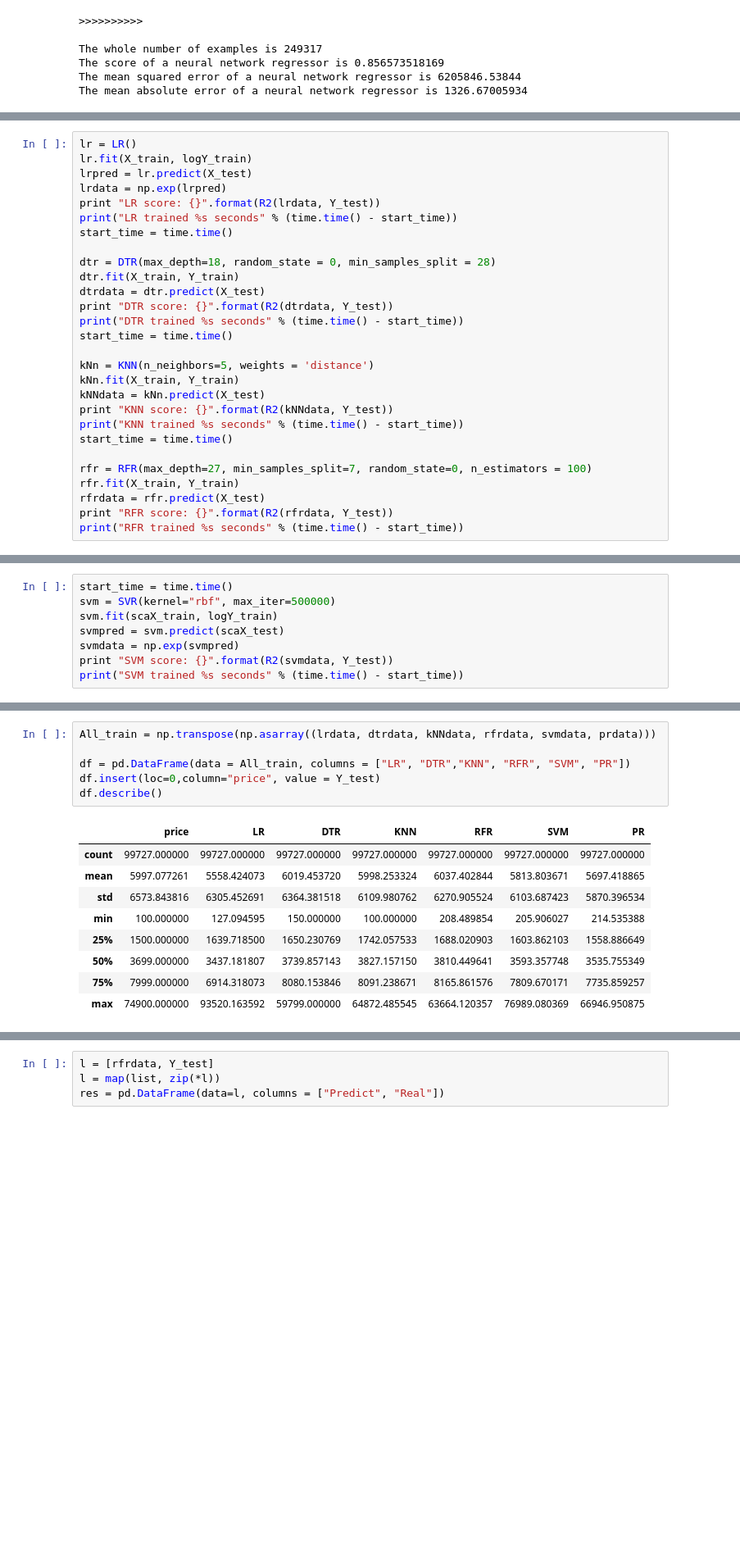
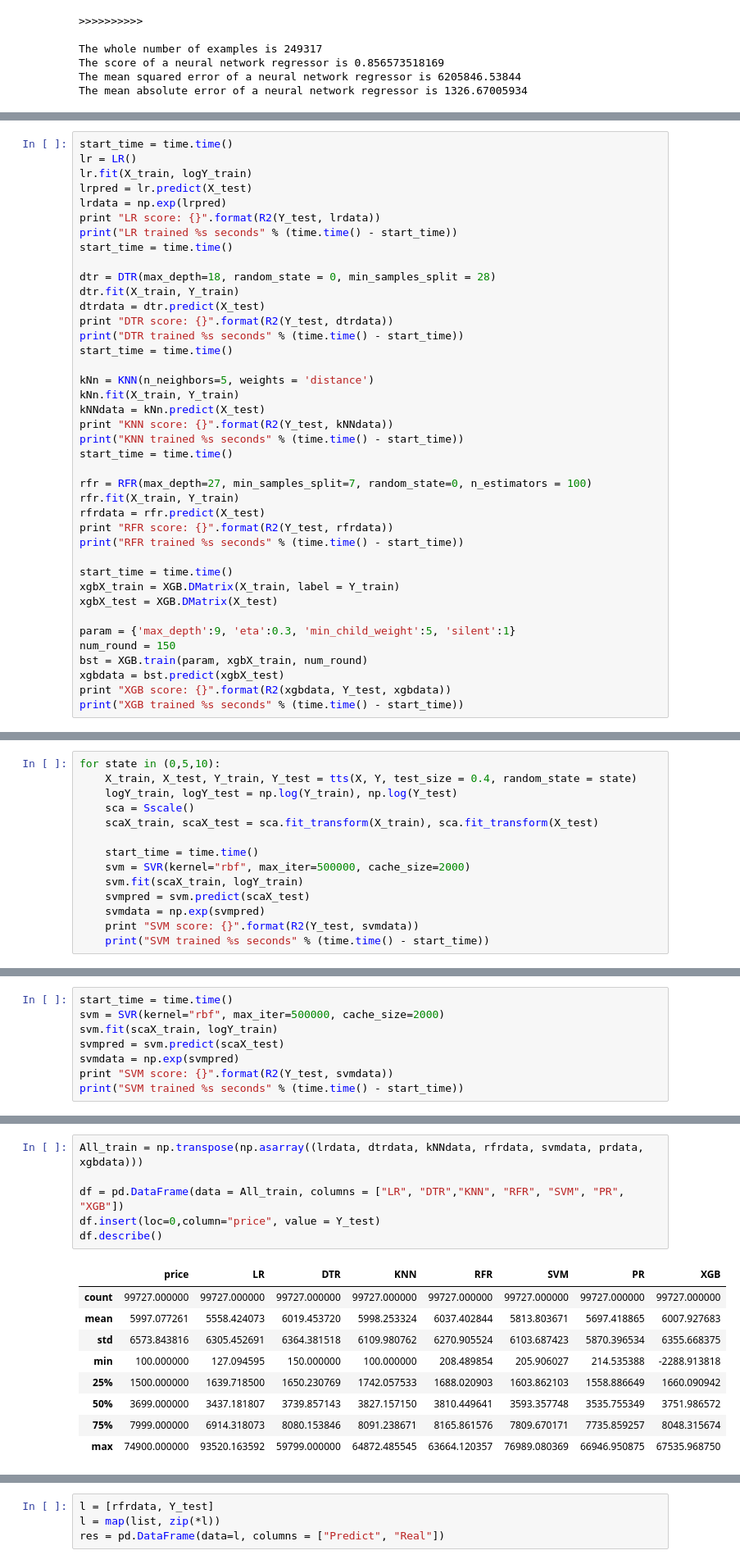
Before and after one commit to wangtjwork/car_evaluation_model, a Jupyter notebook: Regressor.ipynb, the cells around one changed output, grey strips where cells are left out. Shown: that part at 82% size. Saved outputs shown, nothing was run; the diff lists cells and outputs as text; blank space fills up the shorter version.

```diff
--- a/Regressor.ipynb
+++ b/Regressor.ipynb
@@ -617,31 +667,43 @@ logY_train, logY_test = np.log(Y_train), np.log(Y_test)
 sca = Sscale()
 scaX_train, scaX_test = sca.fit_transform(X_train), sca.fit_transform(X_test)
 # %%
+start_time = time.time()
 lr = LR()
 lr.fit(X_train, logY_train)
 lrpred = lr.predict(X_test)
 lrdata = np.exp(lrpred)
-print "LR score: {}".format(R2(lrdata, Y_test))
+print "LR score: {}".format(R2(Y_test, lrdata))
 print("LR trained %s seconds" % (time.time() - start_time))
 start_time = time.time()
 
 dtr = DTR(max_depth=18, random_state = 0, min_samples_split = 28)
 dtr.fit(X_train, Y_train)
 dtrdata = dtr.predict(X_test)
-print "DTR score: {}".format(R2(dtrdata, Y_test))
+print "DTR score: {}".format(R2(Y_test, dtrdata))
 print("DTR trained %s seconds" % (time.time() - start_time))
 start_time = time.time()
 
 kNn = KNN(n_neighbors=5, weights = 'distance')
 kNn.fit(X_train, Y_train)
 kNNdata = kNn.predict(X_test)
-print "KNN score: {}".format(R2(kNNdata, Y_test))
+print "KNN score: {}".format(R2(Y_test, kNNdata))
 print("KNN trained %s seconds" % (time.time() - start_time))
 start_time = time.time()
 
 rfr = RFR(max_depth=27, min_samples_split=7, random_state=0, n_estimators = 100)
 rfr.fit(X_train, Y_train)
 rfrdata = rfr.predict(X_test)
-print "RFR score: {}".format(R2(rfrdata, Y_test))
+print "RFR score: {}".format(R2(Y_test, rfrdata))
 print("RFR trained %s seconds" % (time.time() - start_time))
+
+start_time = time.time()
+xgbX_train = XGB.DMatrix(X_train, label = Y_train)
+xgbX_test = XGB.DMatrix(X_test)
+
+param = {'max_depth':9, 'eta':0.3, 'min_child_weight':5, 'silent':1}
+num_round = 150
+bst = XGB.train(param, xgbX_train, num_round)
+xgbdata = bst.predict(xgbX_test)
+print "XGB score: {}".format(R2(xgbdata, Y_test, xgbdata))
+print("XGB trained %s seconds" % (time.time() - start_time))
 # %% [output]
@@ -655,0 +720,14 @@ RFR trained 69.5172979832 seconds
+# %%
+for state in (0,5,10):
+    X_train, X_test, Y_train, Y_test = tts(X, Y, test_size = 0.4, random_state = state)
+    logY_train, logY_test = np.log(Y_train), np.log(Y_test)
+    sca = Sscale()
+    scaX_train, scaX_test = sca.fit_transform(X_train), sca.fit_transform(X_test)
+
+    start_time = time.time()
+    svm = SVR(kernel="rbf", max_iter=500000, cache_size=2000)
+    svm.fit(scaX_train, logY_train)
+    svmpred = svm.predict(scaX_test)
+    svmdata = np.exp(svmpred)
+    print "SVM score: {}".format(R2(Y_test, svmdata))
+    print("SVM trained %s seconds" % (time.time() - start_time))
@@ -656,9 +756,9 @@ RFR trained 69.5172979832 seconds
 # %%
 start_time = time.time()
-svm = SVR(kernel="rbf", max_iter=500000)
+svm = SVR(kernel="rbf", max_iter=500000, cache_size=2000)
 svm.fit(scaX_train, logY_train)
 svmpred = svm.predict(scaX_test)
 svmdata = np.exp(svmpred)
-print "SVM score: {}".format(R2(svmdata, Y_test))
+print "SVM score: {}".format(R2(Y_test, svmdata))
 print("SVM trained %s seconds" % (time.time() - start_time))
 # %% [output]
@@ -680,19 +767,19 @@ NN trained 67.1343359947 seconds
 # %%
-All_train = np.transpose(np.asarray((lrdata, dtrdata, kNNdata, rfrdata, svmdata, prdata)))
+All_train = np.transpose(np.asarray((lrdata, dtrdata, kNNdata, rfrdata, svmdata, prdata, xgbdata)))
 
-df = pd.DataFrame(data = All_train, columns = ["LR", "DTR","KNN", "RFR", "SVM", "PR"])
+df = pd.DataFrame(data = All_train, columns = ["LR", "DTR","KNN", "RFR", "SVM", "PR", "XGB"])
 df.insert(loc=0,column="price", value = Y_test)
 df.describe()
 # %% [output]
-|  | price | LR | DTR | KNN | RFR | SVM | PR |
-| count | 99727.000000 | 99727.000000 | 99727.000000 | 99727.000000 | 99727.000000 | 99727.000000 | 99727.000000 |
-| mean | 5997.077261 | 5558.424073 | 6019.453720 | 5998.253324 | 6037.402844 | 5813.803671 | 5697.418865 |
-| std | 6573.843816 | 6305.452691 | 6364.381518 | 6109.980762 | 6270.905524 | 6103.687423 | 5870.396534 |
-| min | 100.000000 | 127.094595 | 150.000000 | 100.000000 | 208.489854 | 205.906027 | 214.535388 |
-| 25% | 1500.000000 | 1639.718500 | 1650.230769 | 1742.057533 | 1688.020903 | 1603.862103 | 1558.886649 |
-| 50% | 3699.000000 | 3437.181807 | 3739.857143 | 3827.157150 | 3810.449641 | 3593.357748 | 3535.755349 |
-| 75% | 7999.000000 | 6914.318073 | 8080.153846 | 8091.238671 | 8165.861576 | 7809.670171 | 7735.859257 |
-| max | 74900.000000 | 93520.163592 | 59799.000000 | 64872.485545 | 63664.120357 | 76989.080369 | 66946.950875 |
+|  | price | LR | DTR | KNN | RFR | SVM | PR | XGB |
+| count | 99727.000000 | 99727.000000 | 99727.000000 | 99727.000000 | 99727.000000 | 99727.000000 | 99727.000000 | 99727.000000 |
+| mean | 5997.077261 | 5558.424073 | 6019.453720 | 5998.253324 | 6037.402844 | 5813.803671 | 5697.418865 | 6007.927683 |
+| std | 6573.843816 | 6305.452691 | 6364.381518 | 6109.980762 | 6270.905524 | 6103.687423 | 5870.396534 | 6355.668375 |
+| min | 100.000000 | 127.094595 | 150.000000 | 100.000000 | 208.489854 | 205.906027 | 214.535388 | -2288.913818 |
+| 25% | 1500.000000 | 1639.718500 | 1650.230769 | 1742.057533 | 1688.020903 | 1603.862103 | 1558.886649 | 1660.090942 |
+| 50% | 3699.000000 | 3437.181807 | 3739.857143 | 3827.157150 | 3810.449641 | 3593.357748 | 3535.755349 | 3751.986572 |
+| 75% | 7999.000000 | 6914.318073 | 8080.153846 | 8091.238671 | 8165.861576 | 7809.670171 | 7735.859257 | 8048.315674 |
+| max | 74900.000000 | 93520.163592 | 59799.000000 | 64872.485545 | 63664.120357 | 76989.080369 | 66946.950875 | 67535.968750 |
 # %%
 fig, ax = plt.subplots(figsize=(10,10))
 sns.heatmap(df.corr(), annot = False, vmax = 1.0, square = True, linewidth = 0.1, cmap="PuBuGn", ax = ax)
```
Also changed, not shown: parts of 31 cells of this notebook, 2 other files.
